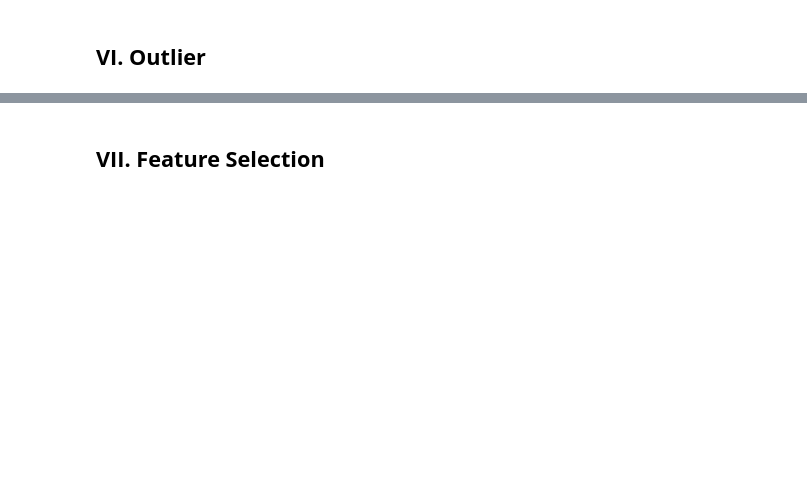
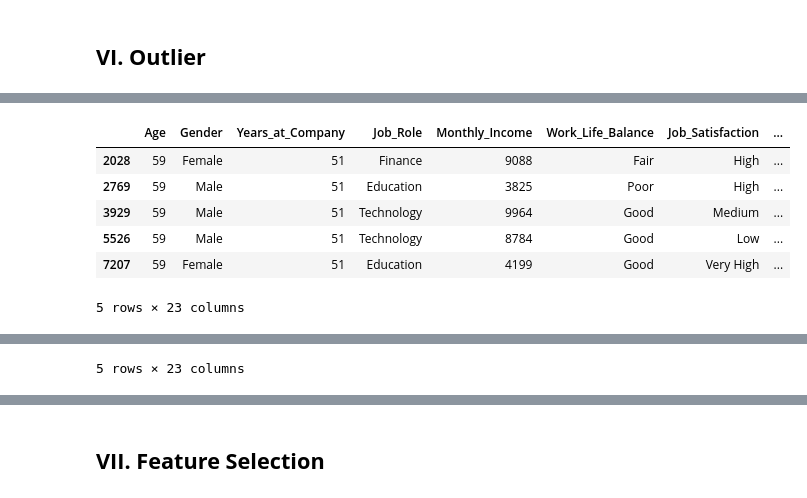
Before and after one commit to rafisiregar/Employee-Churn-Prediction, a Jupyter notebook: P1M2_rafi_siregar.ipynb, the cells around one changed output, grey strips where cells are left out. Saved outputs shown, nothing was run; the diff lists cells and outputs as text; code cells hidden in the pictures; blank space fills up the shorter version.

```diff
--- a/P1M2_rafi_siregar.ipynb
+++ b/P1M2_rafi_siregar.ipynb
@@ -519,0 +573,20 @@ ep.check_outlier(X_train[num_feat])
+# %%
+# Menyaring data dengan 'Years_at_Company' <= 71
+filtered_dm1 = dm[dm['Years_at_Company'] <= 71]
+filtered_dm2 = dm[dm['Monthly_Income'] <= 13744.73]
+
+# Menampilkan 5 data teratas dengan 'Years_at_Company' terbesar
+top_5_max_years = filtered_dm1.nlargest(5, 'Years_at_Company')
+top_5_max_income = filtered_dm2.nlargest(5, 'Monthly_Income')
+
+# Menampilkan hasil
+display(top_5_max_years)
+display(top_5_max_income)
+# %% [output]
+|  | Age | Gender | Years_at_Company | Job_Role | Monthly_Income | Work_Life_Balance | Job_Satisfaction | ... |
+| 2028 | 59 | Female | 51 | Finance | 9088 | Fair | High | ... |
+| 2769 | 59 | Male | 51 | Education | 3825 | Poor | High | ... |
+| 3929 | 59 | Male | 51 | Technology | 9964 | Good | Medium | ... |
+| 5526 | 59 | Male | 51 | Technology | 8784 | Good | Low | ... |
+| 7207 | 59 | Female | 51 | Education | 4199 | Good | Very High | ... |
+5 rows × 23 columns
@@ -519,0 +599 @@ ep.check_outlier(X_train[num_feat])
+5 rows × 23 columns
```
Also changed, not shown: parts of 38 cells of this notebook, 1 other file.
